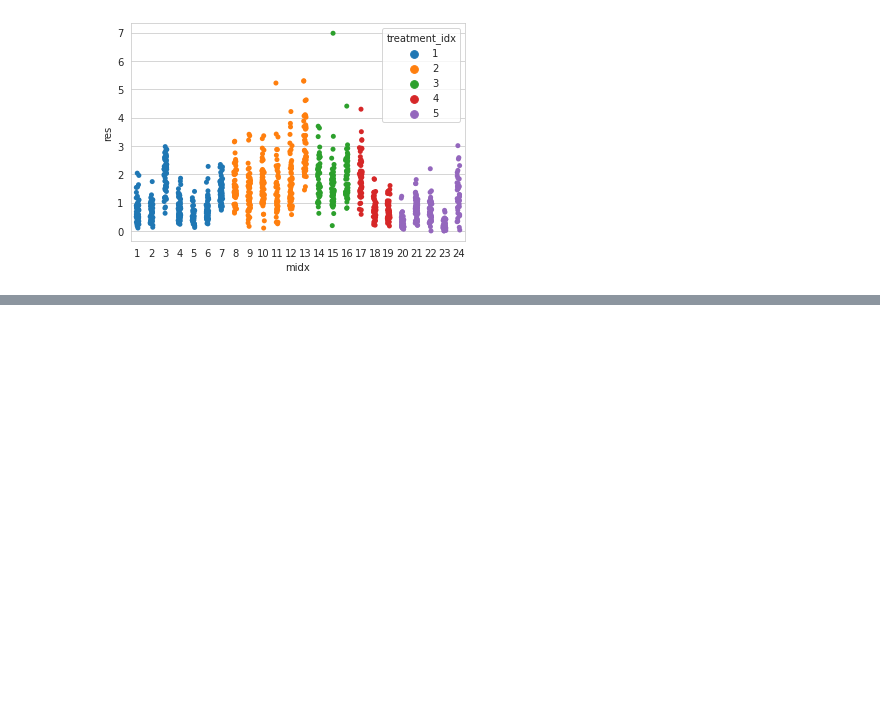
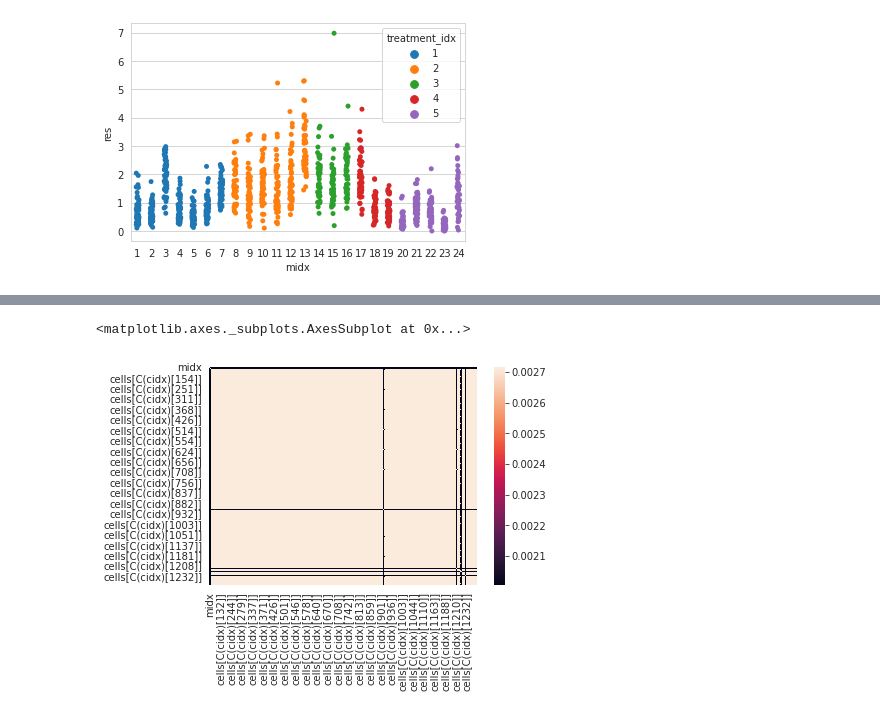
Before and after one commit to GiocomoLab/tutorials, a Jupyter notebook: LMM_tutorial.ipynb, the cells around one changed output, grey strips where cells are left out. Drawn from its saved outputs; the diff is of its cells as text; code cells hidden in the pictures; blank space fills up the shorter version.

```diff
--- a/LMM_tutorial.ipynb
+++ b/LMM_tutorial.ipynb
@@ -83,0 +637,5 @@ sns.stripplot(x='midx', y='res', hue='treatment_idx', data=data1)
+# %%
+vc = {'cells':'0+C(cidx)'}
+m = smf.mixedlm('res ~ treatment', groups='midx',re_formula='~1+treatment', vc_formula=vc, data=data3).fit()
+print(m.summary())
+print(m.wald_test_terms())
@@ -83,0 +660,5 @@ sns.stripplot(x='midx', y='res', hue='treatment_idx', data=data1)
+# %%
+sns.heatmap(m.random_effects_cov[1], robust=True)
+# %% [output]
+<matplotlib.axes._subplots.AxesSubplot at 0x...>
+[figure, added]
```
Also changed, not shown: parts of 53 cells of this notebook.
